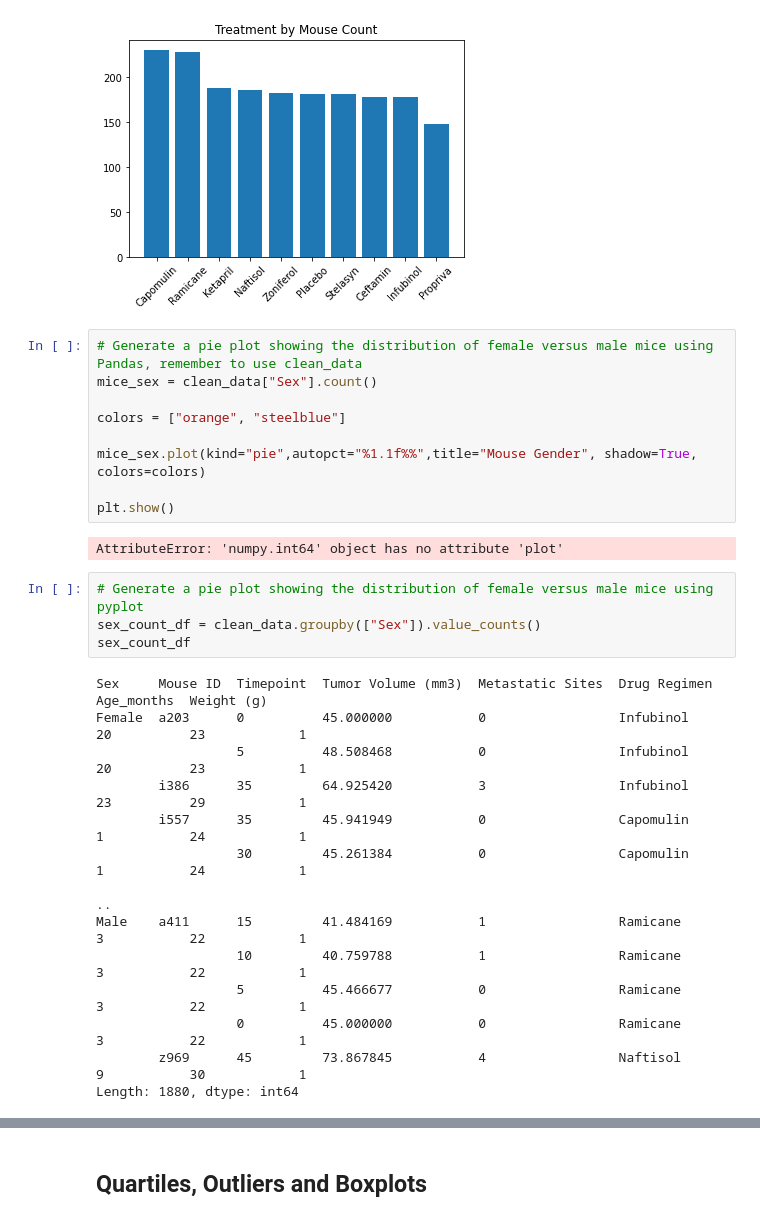
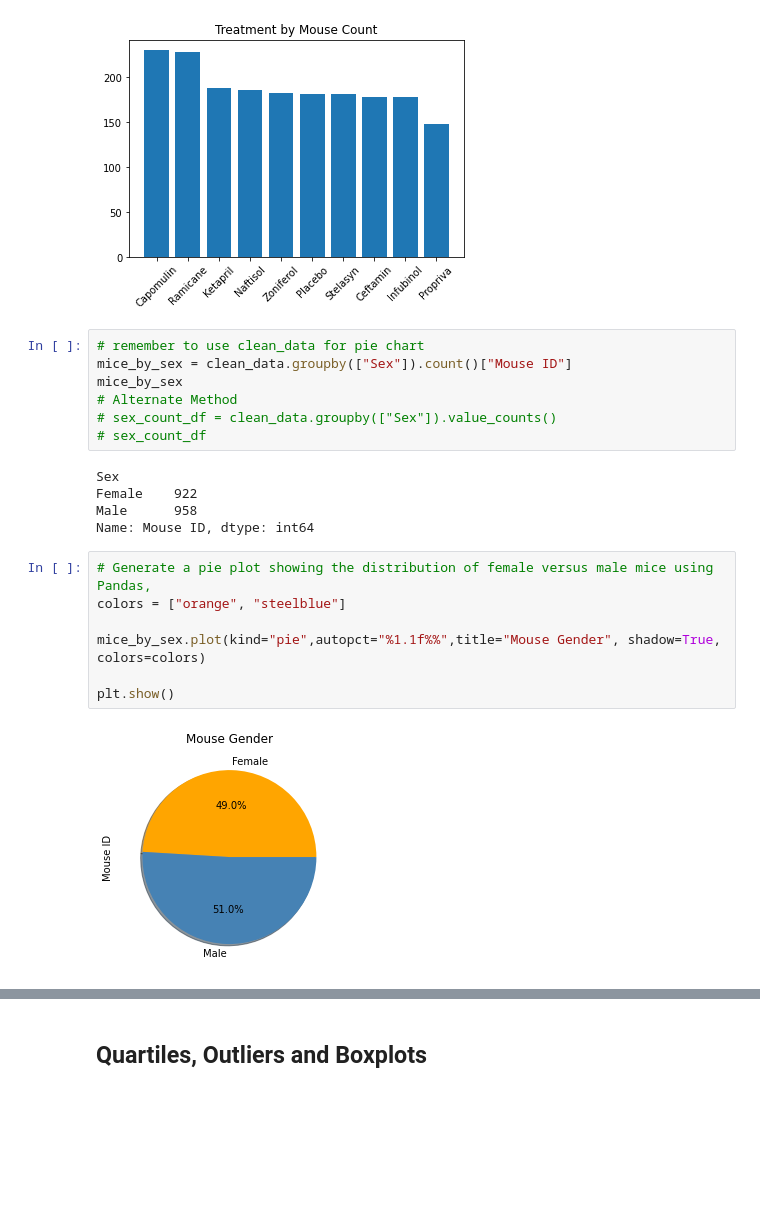
Before and after one commit to tannerhorton/matplotlib, a Jupyter notebook: pymaceuticals_main.ipynb, the cells around one changed output, grey strips where cells are left out. Cells and saved outputs as stored; diff of their text form; blank space fills up the shorter version.

```diff
--- a/pymaceuticals_main.ipynb
+++ b/pymaceuticals_main.ipynb
@@ -321,33 +336,25 @@ plt.xticks(rotation = 45)
   Text(8, 0, 'Infubinol'),
   Text(9, 0, 'Propriva')])
 [figure]
+# %%
+# remember to use clean_data for pie chart
+mice_by_sex = clean_data.groupby(["Sex"]).count()["Mouse ID"]
+mice_by_sex
+# Alternate Method
+# sex_count_df = clean_data.groupby(["Sex"]).value_counts()
+# sex_count_df
+# %% [output]
+Sex
+Female    922
+Male      958
+Name: Mouse ID, dtype: int64
 # %%
-# Generate a pie plot showing the distribution of female versus male mice using Pandas, remember to use clean_data
-mice_sex = clean_data["Sex"].count()
-
+# Generate a pie plot showing the distribution of female versus male mice using Pandas,
 colors = ["orange", "steelblue"]
 
-mice_sex.plot(kind="pie",autopct="%1.1f%%",title="Mouse Gender", shadow=True, colors=colors)
+mice_by_sex.plot(kind="pie",autopct="%1.1f%%",title="Mouse Gender", shadow=True, colors=colors)
 
 plt.show()
 # %% [output]
-AttributeError: 'numpy.int64' object has no attribute 'plot'
+[figure, added]
-# %%
-# Generate a pie plot showing the distribution of female versus male mice using pyplot
-sex_count_df = clean_data.groupby(["Sex"]).value_counts()
-sex_count_df
-# %% [output]
-Sex     Mouse ID  Timepoint  Tumor Volume (mm3)  Metastatic Sites  Drug Regimen  Age_months  Weight (g)
-Female  a203      0          45.000000           0                 Infubinol     20          23            1
-                  5          48.508468           0                 Infubinol     20          23            1
-        i386      35         64.925420           3                 Infubinol     23          29            1
-        i557      35         45.941949           0                 Capomulin     1           24            1
-                  30         45.261384           0                 Capomulin     1           24            1
-                                                                                                          ..
-Male    a411      15         41.484169           1                 Ramicane      3           22            1
-                  10         40.759788           1                 Ramicane      3           22            1
-                  5          45.466677           0                 Ramicane      3           22            1
-                  0          45.000000           0                 Ramicane      3           22            1
-        z969      45         73.867845           4                 Naftisol      9           30            1
-Length: 1880, dtype: int64
 # %%
```
Also changed, not shown: parts of 16 cells of this notebook.
